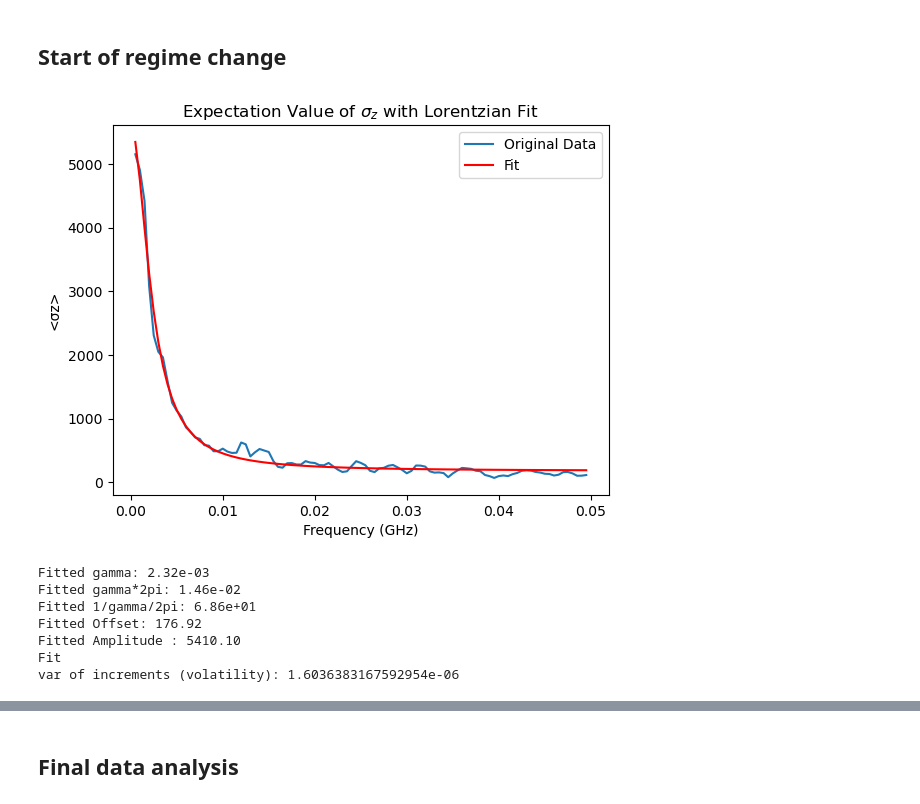
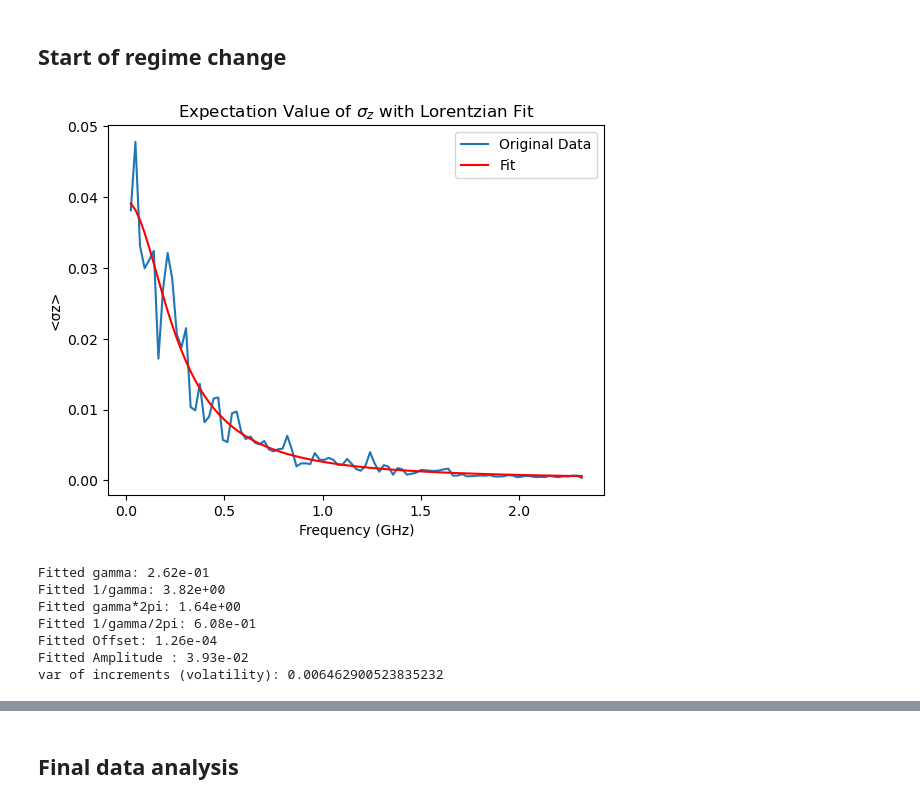
Before and after one commit to Danielgb23/superconducting_qubit_3, a Jupyter notebook: lorentzian_white_noise.ipynb, the cells around one changed output, grey strips where cells are left out. Drawn from its saved outputs; the diff is of its cells as text; code cells hidden in the pictures.

```diff
--- a/lorentzian_white_noise.ipynb
+++ b/lorentzian_white_noise.ipynb
@@ -299,8 +403,8 @@ var of increments (volatility): 4.3768453337908176e-10
 # %%
 T1=10000 #relaxation time [ns]
 T2=200 #dephasing time [ns]
-Ed=0.032*2*np.pi #driving energy [GHz.rad]
-samples=5
+Ed=0.128*2*np.pi #driving energy [GHz.rad]
+samples=1
 avgz = 0
 for i in tqdm(range(samples)):
   t, res = simulation(Ed, T1, T2)
@@ -319,11 +423,9 @@ var of increments (volatility): 6.920850854051186e-09
 # %%
 T1=10000 #relaxation time [ns]
 T2=200 #dephasing time [ns]
-Ed=0.064*2*np.pi #driving energy [GHz.rad]
-samples=5
+Ed=0.256*2*np.pi #driving energy [GHz.rad]
+samples=1
 avgz = 0
 for i in tqdm(range(samples)):
   t, res = simulation(Ed, T1, T2)
   avgz += res.expect[2]/samples
-# %%
-lorenztian_fit(t, avgz, T2)
@@ -361,23 +445,23 @@ var of increments (volatility): 4.08889805958109e-07
 # %%
 T1=10000 #relaxation time [ns]
 T2=200 #dephasing time [ns]
-Ed=0.256*2*np.pi #driving energy [GHz.rad]
-samples=5
+Ed=0.512*2*np.pi #driving energy [GHz.rad]
+samples=1
 avgz = 0
 for i in tqdm(range(samples)):
   t, res = simulation(Ed, T1, T2)
   avgz += res.expect[2]/samples
 # %%
-lorenztian_fit(t, avgz, T2)
+lorenztian_fit(t, avgz, T2/2)
 # %% [output]
-[figure, old version]
+[figure, new version]
-Fitted gamma: 2.32e-03
-Fitted gamma*2pi: 1.46e-02
-Fitted 1/gamma/2pi: 6.86e+01
-Fitted Offset: 176.92
-Fitted Amplitude : 5410.10
-Fit
-var of increments (volatility): 1.6036383167592954e-06
+Fitted gamma: 2.62e-01
+Fitted 1/gamma: 3.82e+00
+Fitted gamma*2pi: 1.64e+00
+Fitted 1/gamma/2pi: 6.08e-01
+Fitted Offset: 1.26e-04
+Fitted Amplitude : 3.93e-02
+var of increments (volatility): 0.006462900523835232
 # %%
 T1=10000 #relaxation time [ns]
 T2=200 #dephasing time [ns]
```
Also changed, not shown: parts of 73 cells of this notebook.
